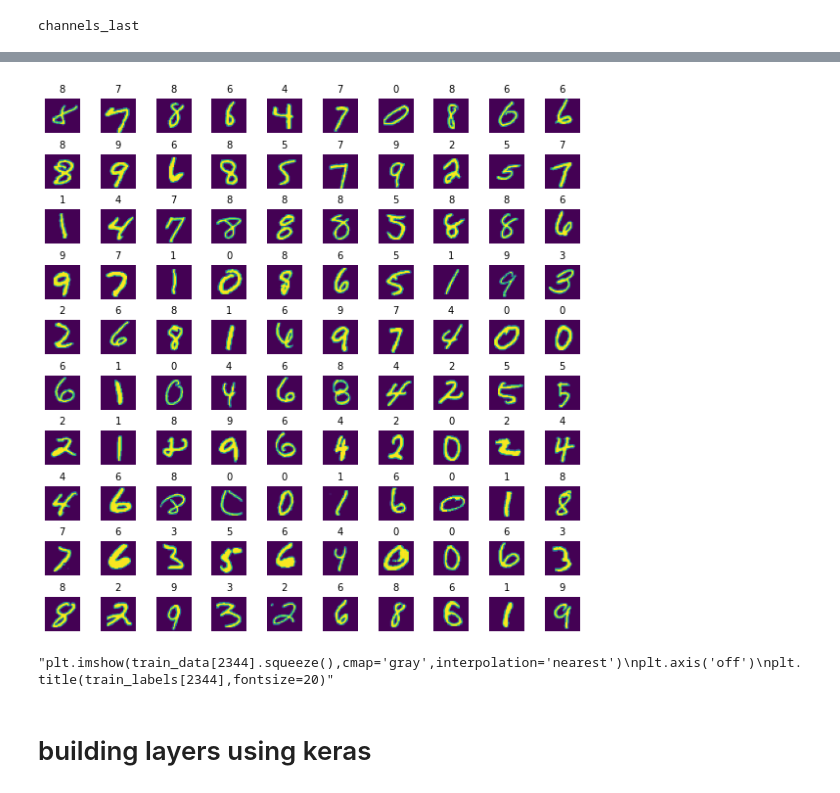
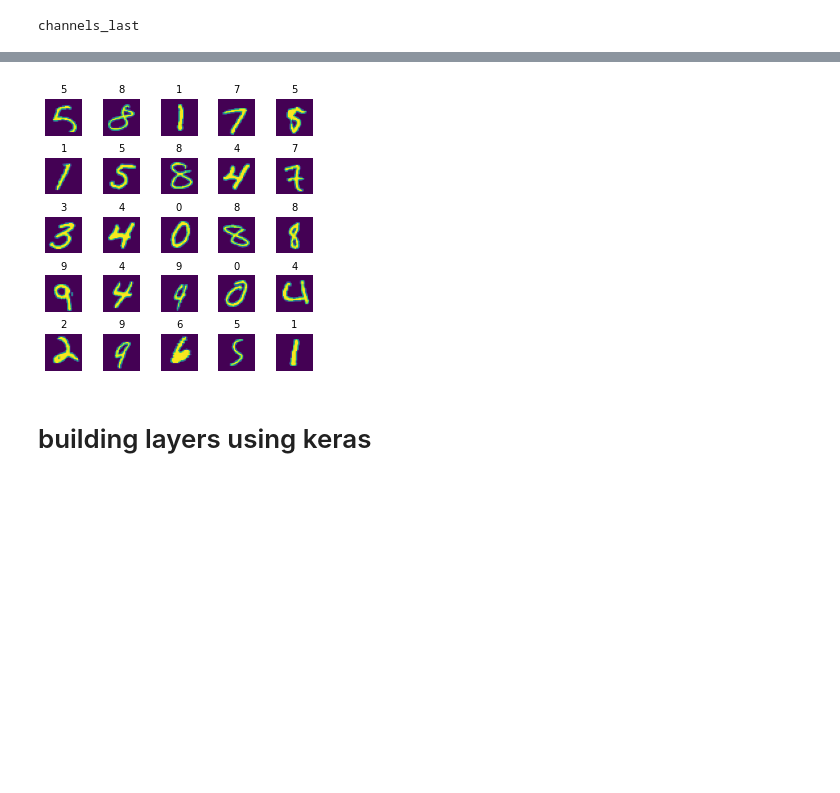
Before and after one commit to Manasi12345-tech/CFI_digit-recognition, a Jupyter notebook: mnist.ipynb, the cells around one changed output, grey strips where cells are left out. Cells and saved outputs as stored; diff of their text form; code cells hidden in the pictures; blank space fills up the shorter version.

```diff
--- a/mnist.ipynb
+++ b/mnist.ipynb
@@ -29,29 +29,22 @@ train_data = train_datasets.reshape(60000,28,28,1)
 test_data = test_datasets.reshape(10000,28,28,1)
 # %%
 #view few more data items
-W_grid=10
-L_grid=10
-fig,axes=plt.subplots(10,10,figsize=(10,10))
+W_grid=5
+L_grid=5
+fig,axes=plt.subplots(5,5,figsize=(5,5))
 axes=axes.ravel()
 n_training=len(train_datasets)
 for i in range(0,L_grid*W_grid):
     index=np.random.randint(0,n_training)
     axes[i].imshow(train_datasets[index])
     axes[i].set_title(train_labels[index],fontsize=10)
     axes[i].axis('off')
 plt.subplots_adjust(hspace=0.6)
 # %% [output]
-[figure, old version]
+[figure, new version]
 # %%
 train_data = train_data.astype('float32') / 255.
 test_data = test_data.astype('float32') / 255.
-# %%
-#understanding that we need to squeeze the image else we wont be able to see it
-'''plt.imshow(train_data[2344].squeeze(),cmap='gray',interpolation='nearest')
-plt.axis('off')
-plt.title(train_labels[2344],fontsize=20)'''
-# %% [output]
-"plt.imshow(train_data[2344].squeeze(),cmap='gray',interpolation='nearest')\nplt.axis('off')\nplt.title(train_labels[2344],fontsize=20)"
 # %% [markdown]
 # building layers using keras
 # %%
```
Also changed, not shown: parts of 1 cell of this notebook.
